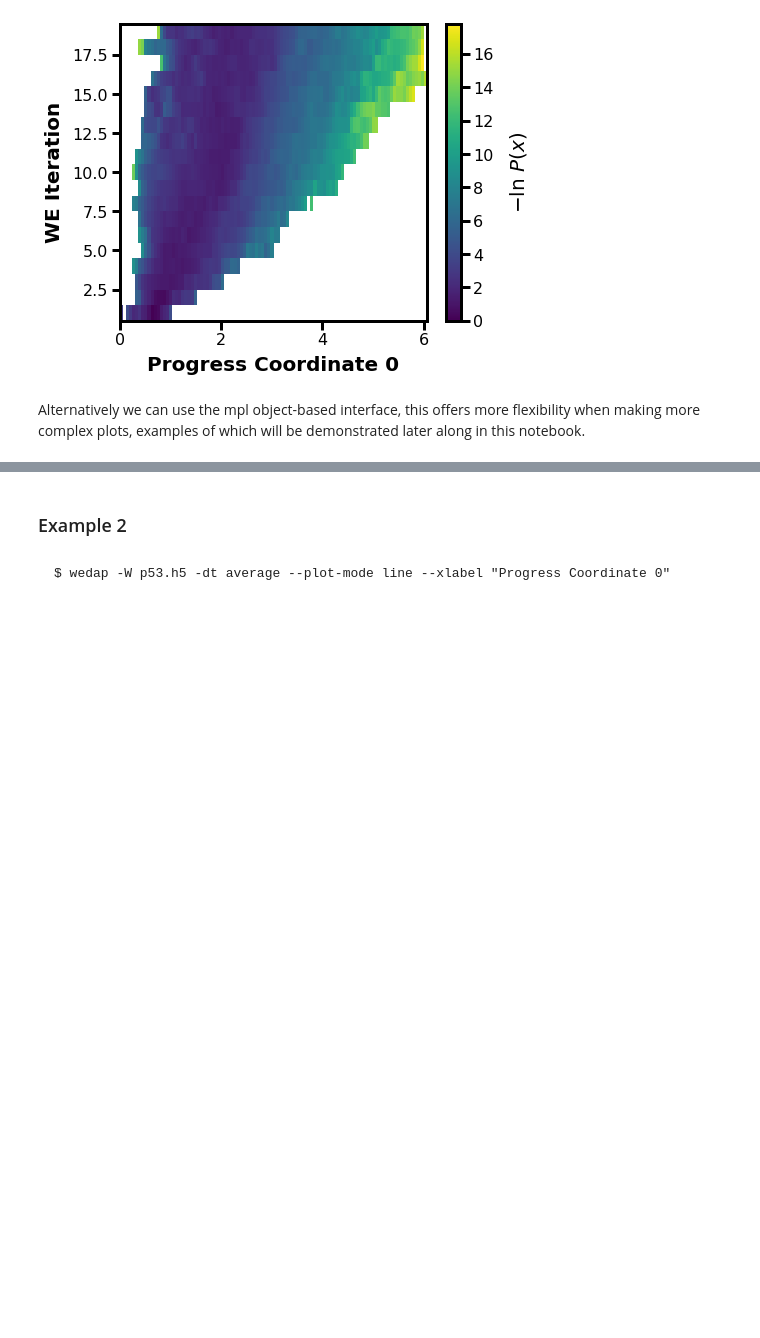
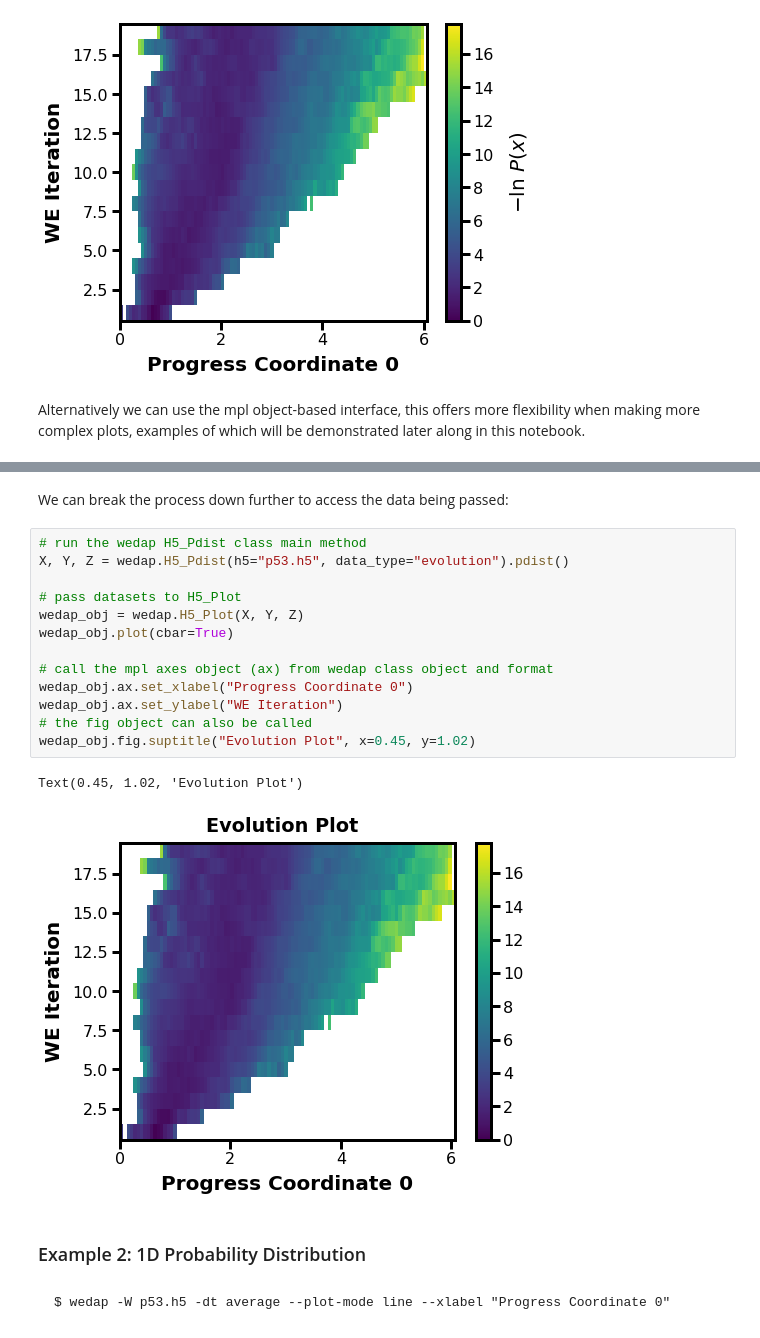
Before and after one commit to darianyang/wedap, a Jupyter notebook: examples/notebook/wedap_demo.ipynb, the cells around one changed output, grey strips where cells are left out. Saved outputs shown, nothing was run; the diff lists cells and outputs as text; blank space fills up the shorter version.

````diff
--- a/examples/notebook/wedap_demo.ipynb
+++ b/examples/notebook/wedap_demo.ipynb
@@ -42,5 +47,23 @@ Text(7.375, 0.5, 'WE Iteration')
+# %% [markdown]
+We can break the process down further to access the data being passed:
+# %%
+# run the wedap H5_Pdist class main method
+X, Y, Z = wedap.H5_Pdist(h5="p53.h5", data_type="evolution").pdist()
+
+# pass datasets to H5_Plot
+wedap_obj = wedap.H5_Plot(X, Y, Z)
+wedap_obj.plot(cbar=True)
+
+# call the mpl axes object (ax) from wedap class object and format
+wedap_obj.ax.set_xlabel("Progress Coordinate 0")
+wedap_obj.ax.set_ylabel("WE Iteration")
+# the fig object can also be called
+wedap_obj.fig.suptitle("Evolution Plot", x=0.45, y=1.02)
+# %% [output]
+Text(0.45, 1.02, 'Evolution Plot')
+[figure, added]
 # %% [markdown]
-### Example 2
+### Example 2: 1D Probability Distribution
 # %% [markdown]
 ```
 $ wedap -W p53.h5 -dt average --plot-mode line --xlabel "Progress Coordinate 0"
````
Also changed, not shown: parts of 43 cells of this notebook, 3 other files.
